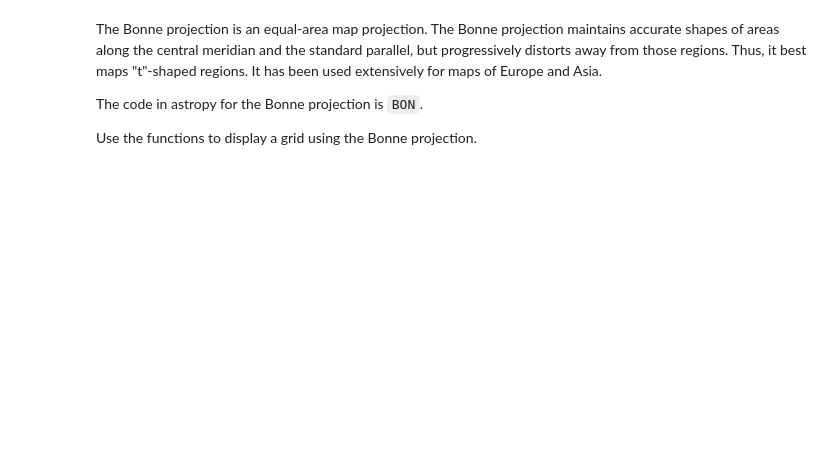
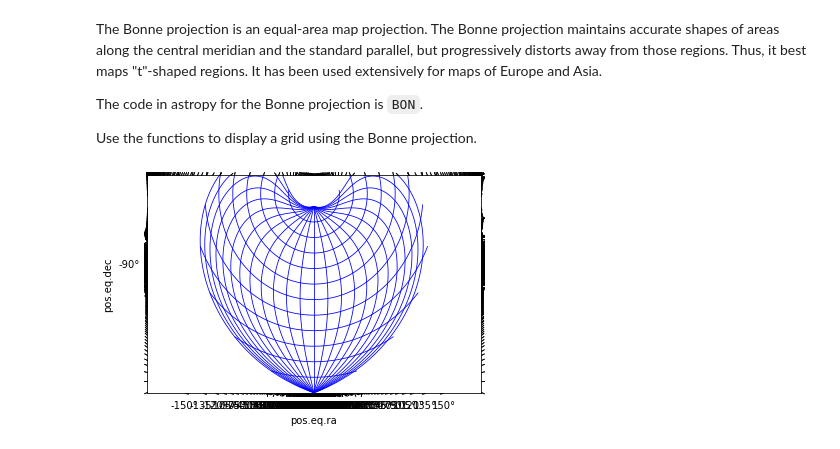
Before and after one commit to nden/astroscholars_project, a Jupyter notebook: Presentation.ipynb, the cells around one changed output. Cells and saved outputs as stored; diff of their text form; code cells hidden in the pictures; blank space fills up the shorter version.

```diff
--- a/Presentation.ipynb
+++ b/Presentation.ipynb
@@ -67,6 +77,8 @@ The code in astropy for the Bonne projection is `BON`.
 
 Use the functions to display a grid using the Bonne projection.
 # %%
-projection = create_projection("BON")
+projection = create_projection("BON", 45)
 gw = wrap_projection(projection)
 view_projection(gw)
+# %% [output]
+[figure, added]
```
Also changed, not shown: parts of 4 cells of this notebook.
